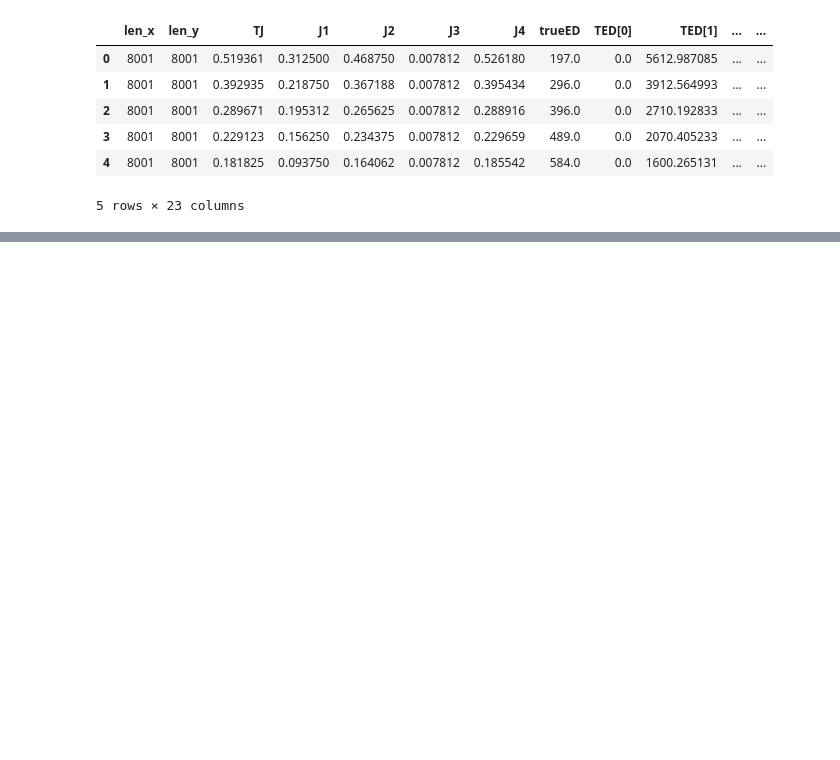
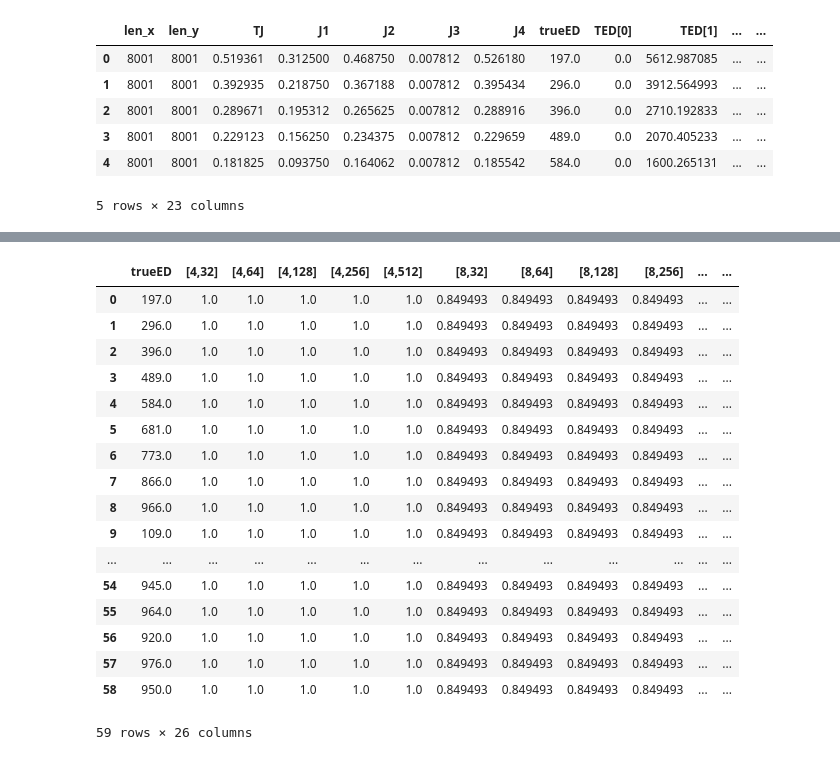
Before and after one commit to dr-irani/MinHash-Genomics-Fingerprinting, a Jupyter notebook: notebooks/Data Visualization.ipynb, the cells around one changed output, grey strips where cells are left out. Saved outputs shown, nothing was run; the diff lists cells and outputs as text; code cells hidden in the pictures; blank space fills up the shorter version.

```diff
--- a/notebooks/Data Visualization.ipynb
+++ b/notebooks/Data Visualization.ipynb
@@ -73,0 +56,21 @@ df.loc[:, ['ED1[2]', 'ED2[2]', 'ED3[2]', 'ED4[2]']]
+# %%
+df
+# %% [output]
+|  | trueED | [4,32] | [4,64] | [4,128] | [4,256] | [4,512] | [8,32] | [8,64] | [8,128] | [8,256] | ... | ... |
+| 0 | 197.0 | 1.0 | 1.0 | 1.0 | 1.0 | 1.0 | 0.849493 | 0.849493 | 0.849493 | 0.849493 | ... | ... |
+| 1 | 296.0 | 1.0 | 1.0 | 1.0 | 1.0 | 1.0 | 0.849493 | 0.849493 | 0.849493 | 0.849493 | ... | ... |
+| 2 | 396.0 | 1.0 | 1.0 | 1.0 | 1.0 | 1.0 | 0.849493 | 0.849493 | 0.849493 | 0.849493 | ... | ... |
+| 3 | 489.0 | 1.0 | 1.0 | 1.0 | 1.0 | 1.0 | 0.849493 | 0.849493 | 0.849493 | 0.849493 | ... | ... |
+| 4 | 584.0 | 1.0 | 1.0 | 1.0 | 1.0 | 1.0 | 0.849493 | 0.849493 | 0.849493 | 0.849493 | ... | ... |
+| 5 | 681.0 | 1.0 | 1.0 | 1.0 | 1.0 | 1.0 | 0.849493 | 0.849493 | 0.849493 | 0.849493 | ... | ... |
+| 6 | 773.0 | 1.0 | 1.0 | 1.0 | 1.0 | 1.0 | 0.849493 | 0.849493 | 0.849493 | 0.849493 | ... | ... |
+| 7 | 866.0 | 1.0 | 1.0 | 1.0 | 1.0 | 1.0 | 0.849493 | 0.849493 | 0.849493 | 0.849493 | ... | ... |
+| 8 | 966.0 | 1.0 | 1.0 | 1.0 | 1.0 | 1.0 | 0.849493 | 0.849493 | 0.849493 | 0.849493 | ... | ... |
+| 9 | 109.0 | 1.0 | 1.0 | 1.0 | 1.0 | 1.0 | 0.849493 | 0.849493 | 0.849493 | 0.849493 | ... | ... |
+| ... | ... | ... | ... | ... | ... | ... | ... | ... | ... | ... | ... | ... |
+| 54 | 945.0 | 1.0 | 1.0 | 1.0 | 1.0 | 1.0 | 0.849493 | 0.849493 | 0.849493 | 0.849493 | ... | ... |
+| 55 | 964.0 | 1.0 | 1.0 | 1.0 | 1.0 | 1.0 | 0.849493 | 0.849493 | 0.849493 | 0.849493 | ... | ... |
+| 56 | 920.0 | 1.0 | 1.0 | 1.0 | 1.0 | 1.0 | 0.849493 | 0.849493 | 0.849493 | 0.849493 | ... | ... |
+| 57 | 976.0 | 1.0 | 1.0 | 1.0 | 1.0 | 1.0 | 0.849493 | 0.849493 | 0.849493 | 0.849493 | ... | ... |
+| 58 | 950.0 | 1.0 | 1.0 | 1.0 | 1.0 | 1.0 | 0.849493 | 0.849493 | 0.849493 | 0.849493 | ... | ... |
+59 rows × 26 columns
```
Also changed, not shown: parts of 5 cells of this notebook.
